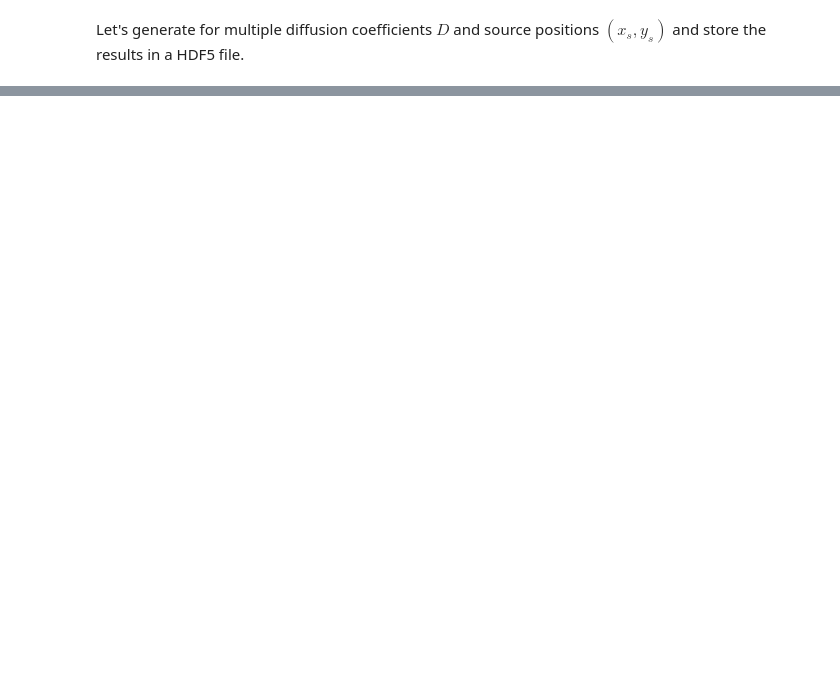
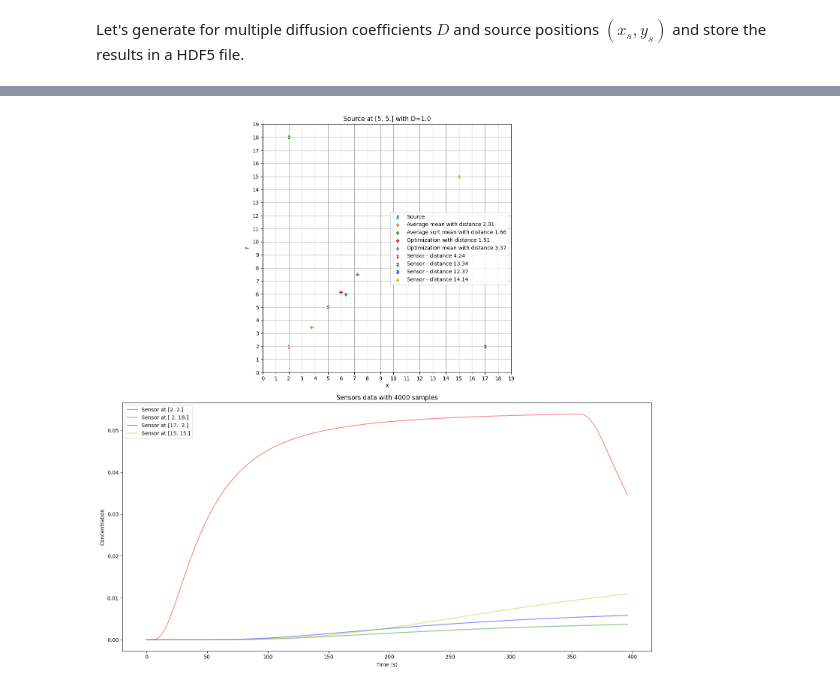
Before and after one commit to AlixANNERAUD/Odor_localization, a Jupyter notebook: Simulation/Simulation.ipynb, the cells around one changed output, grey strips where cells are left out. Cells and saved outputs as stored; diff of their text form; code cells hidden in the pictures; blank space fills up the shorter version.

Commit message:
Fix and update simulation with optimization methods

```diff
--- a/Simulation/Simulation.ipynb
+++ b/Simulation/Simulation.ipynb
@@ -759,0 +825,8 @@ None
+# %%
+def locate_average(positions, weights):
+    if np.sum(weights) == 0:
+        return np.average(positions, axis=0)
+
+    source_coordinates = np.average(positions, axis=0, weights=weights)
+
+    return source_coordinates.flatten()
@@ -759,0 +885,38 @@ None
+# %%
+current_environment = raw_training_data[9]
+
+
+positions = np.array([sensor['real_coordinates'] for sensor in current_environment['sensors']])
+grid_positions = np.array([sensor['grid_coordinates'] for sensor in current_environment['sensors']])
+
+values = np.array([sensor['data']['value'] for sensor in current_environment['sensors']])
+values_mean = values.mean(axis=1)
+
+distances = np.linalg.norm(positions - current_environment['source_coordinates'], axis=1)
+
+
+
+locate_average1 = np.array([locate_average(positions, values[:,i]) for i in range(values.shape[1])])
+locate_average_mean = locate_average(positions, values_mean)
+locate_average3 = np.array([locate_average(positions, np.sqrt(values[:,i])) for i in range(values.shape[1])])
+locate_average_sqrt_mean = locate_average(positions, np.sqrt(values_mean))
+
+predicted_sources_coordinates = {}
+combinations_with_replacement
+index = 1000
+
+
+#predicted_sources_coordinates['Average'] = locate_average1[index]
+predicted_sources_coordinates['Average mean'] = locate_average_mean
+#predicted_sources_coordinates['Average sqrt'] = locate_average3[index]
+predicted_sources_coordinates['Average sqrt mean'] = locate_average_sqrt_mean
+predicted_sources_coordinates['Optimization'] = locate_optimization2(positions, values[:, index], current_environment['diffusion_coefficient'], index / 10)[0:2]
+predicted_sources_coordinates['Optimization mean'] = locate_optimization2(positions, values_mean, current_environment['diffusion_coefficient'], 4000 / 20)[0:2]
+
+#predicted_sources_coordinates['Delaunay sqrt'] = locate_delaunay(positions, np.sqrt(values.mean(axis=1)))
+#predicted_sources_coordinates['Delaunay 1/sqrt'] = locate_delaunay(positions, 1/np.sqrt(values.mean(axis=1)))
+
+
+plot_environment(current_environment, predicted_sources_coordinates)
+# %% [output]
+[figure, added]
```
Also changed, not shown: parts of 21 cells of this notebook, 3 other files.
